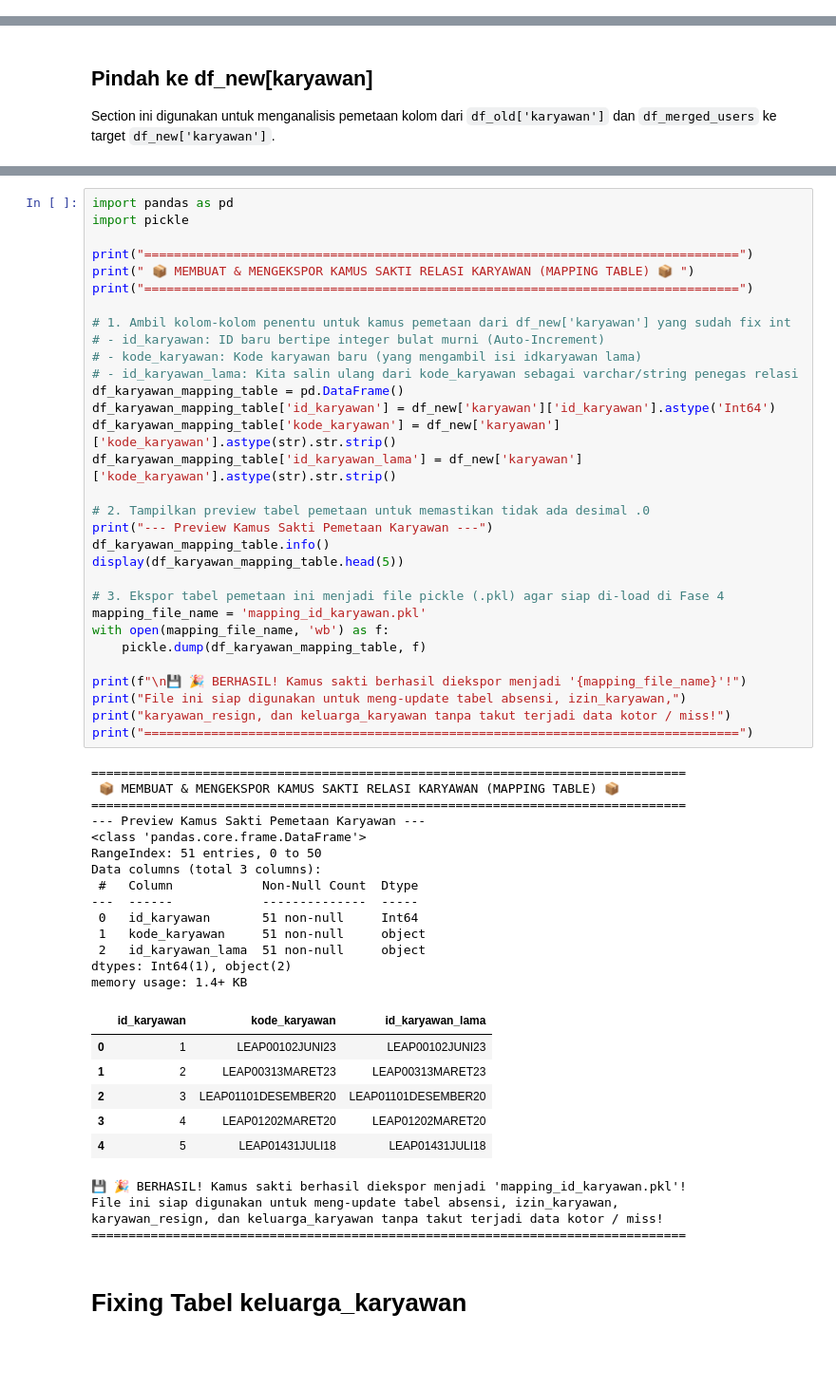
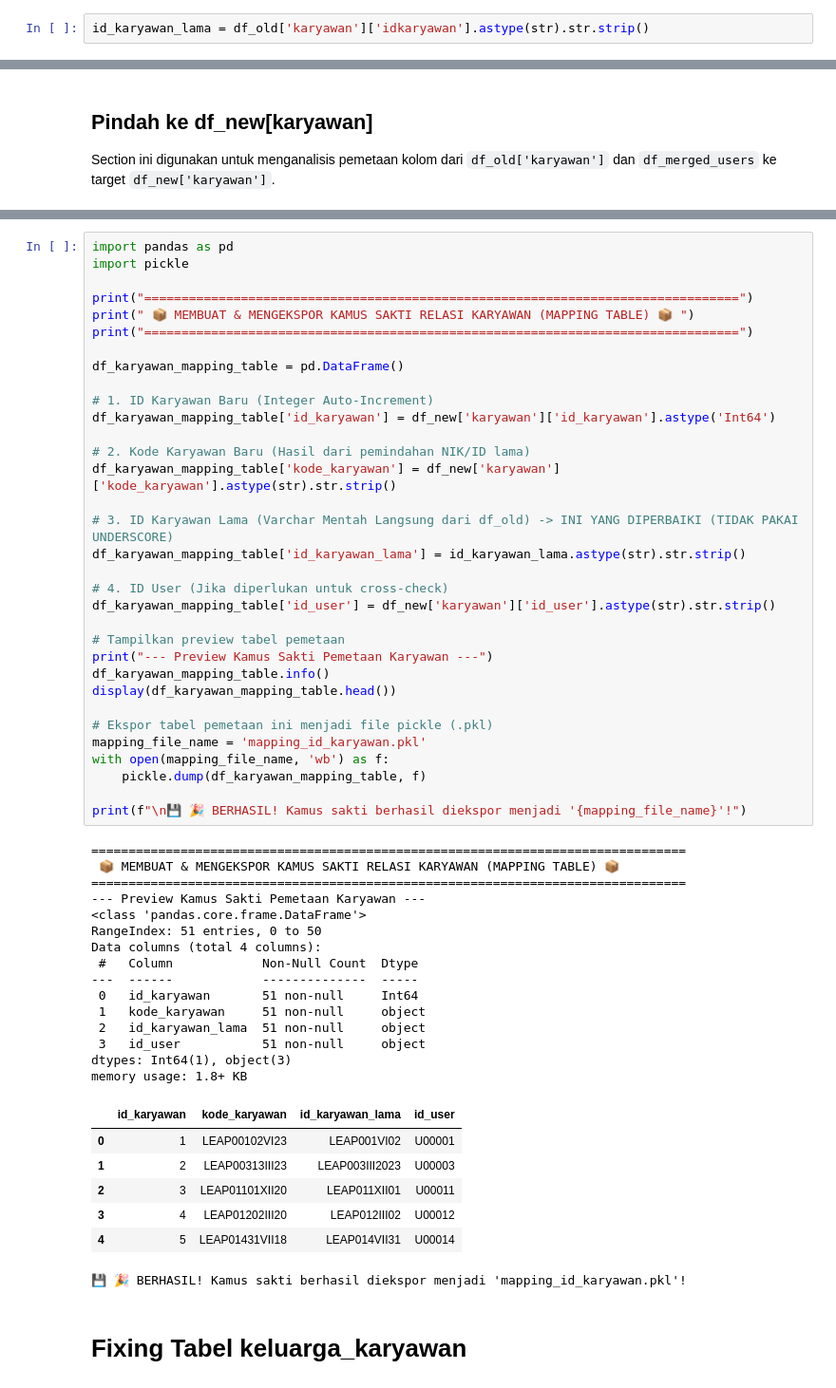
Before and after one commit to umamhaniff/DB_Migration_Leap, a Jupyter notebook: fase_2/script_cimut.ipynb, the cells around one changed output, grey strips where cells are left out. Shown at 95% size. Drawn from its saved outputs; the diff is of its cells as text; blank space fills up the shorter version.

```diff
--- a/fase_2/script_cimut.ipynb
+++ b/fase_2/script_cimut.ipynb
@@ -148,6 +148,8 @@ Berhasil load tabel: web_statistik | Jumlah baris: 0
 ## Merge df_old[users] dan df_new[users]
 # %% [markdown]
 karyawan, keluarga_karyawan, bidang_kategori, bidang_link.
+# %%
+id_karyawan_lama = df_old['karyawan']['idkaryawan'].astype(str).str.strip()
 # %%
 df_old['users'].head()
 # %% [output]
@@ -1218,57 +1223,57 @@ import pandas as pd
 import pickle
 
 print("================================================================================")
 print(" 📦 MEMBUAT & MENGEKSPOR KAMUS SAKTI RELASI KARYAWAN (MAPPING TABLE) 📦 ")
 print("================================================================================")
 
-# 1. Ambil kolom-kolom penentu untuk kamus pemetaan dari df_new['karyawan'] yang sudah fix int
-# - id_karyawan: ID baru bertipe integer bulat murni (Auto-Increment)
-# - kode_karyawan: Kode karyawan baru (yang mengambil isi idkaryawan lama)
-# - id_karyawan_lama: Kita salin ulang dari kode_karyawan sebagai varchar/string penegas relasi
 df_karyawan_mapping_table = pd.DataFrame()
+
+# 1. ID Karyawan Baru (Integer Auto-Increment)
 df_karyawan_mapping_table['id_karyawan'] = df_new['karyawan']['id_karyawan'].astype('Int64')
+
+# 2. Kode Karyawan Baru (Hasil dari pemindahan NIK/ID lama)
 df_karyawan_mapping_table['kode_karyawan'] = df_new['karyawan']['kode_karyawan'].astype(str).str.strip()
-df_karyawan_mapping_table['id_karyawan_lama'] = df_new['karyawan']['kode_karyawan'].astype(str).str.strip()
 
-# 2. Tampilkan preview tabel pemetaan untuk memastikan tidak ada desimal .0
+# 3. ID Karyawan Lama (Varchar Mentah Langsung dari df_old) -> INI YANG DIPERBAIKI (TIDAK PAKAI UNDERSCORE)
+df_karyawan_mapping_table['id_karyawan_lama'] = id_karyawan_lama.astype(str).str.strip()
+
+# 4. ID User (Jika diperlukan untuk cross-check)
+df_karyawan_mapping_table['id_user'] = df_new['karyawan']['id_user'].astype(str).str.strip()
+
+# Tampilkan preview tabel pemetaan
 print("--- Preview Kamus Sakti Pemetaan Karyawan ---")
 df_karyawan_mapping_table.info()
-display(df_karyawan_mapping_table.head(5))
+display(df_karyawan_mapping_table.head())
 
-# 3. Ekspor tabel pemetaan ini menjadi file pickle (.pkl) agar siap di-load di Fase 4
+# Ekspor tabel pemetaan ini menjadi file pickle (.pkl)
 mapping_file_name = 'mapping_id_karyawan.pkl'
 with open(mapping_file_name, 'wb') as f:
     pickle.dump(df_karyawan_mapping_table, f)
 
 print(f"\n💾 🎉 BERHASIL! Kamus sakti berhasil diekspor menjadi '{mapping_file_name}'!")
-print("File ini siap digunakan untuk meng-update tabel absensi, izin_karyawan,")
-print("karyawan_resign, dan keluarga_karyawan tanpa takut terjadi data kotor / miss!")
-print("================================================================================")
 # %% [output]
 ================================================================================
  📦 MEMBUAT & MENGEKSPOR KAMUS SAKTI RELASI KARYAWAN (MAPPING TABLE) 📦
 ================================================================================
 --- Preview Kamus Sakti Pemetaan Karyawan ---
 <class 'pandas.core.frame.DataFrame'>
 RangeIndex: 51 entries, 0 to 50
-Data columns (total 3 columns):
+Data columns (total 4 columns):
  #   Column            Non-Null Count  Dtype
 ---  ------            --------------  -----
  0   id_karyawan       51 non-null     Int64
  1   kode_karyawan     51 non-null     object
  2   id_karyawan_lama  51 non-null     object
-dtypes: Int64(1), object(2)
-memory usage: 1.4+ KB
+ 3   id_user           51 non-null     object
+dtypes: Int64(1), object(3)
+memory usage: 1.8+ KB
-|  | id_karyawan | kode_karyawan | id_karyawan_lama |
-| 0 | 1 | LEAP00102JUNI23 | LEAP00102JUNI23 |
-| 1 | 2 | LEAP00313MARET23 | LEAP00313MARET23 |
-| 2 | 3 | LEAP01101DESEMBER20 | LEAP01101DESEMBER20 |
-| 3 | 4 | LEAP01202MARET20 | LEAP01202MARET20 |
-| 4 | 5 | LEAP01431JULI18 | LEAP01431JULI18 |
+|  | id_karyawan | kode_karyawan | id_karyawan_lama | id_user |
+| 0 | 1 | LEAP00102VI23 | LEAP001VI02 | U00001 |
+| 1 | 2 | LEAP00313III23 | LEAP003III2023 | U00003 |
+| 2 | 3 | LEAP01101XII20 | LEAP011XII01 | U00011 |
+| 3 | 4 | LEAP01202III20 | LEAP012III02 | U00012 |
+| 4 | 5 | LEAP01431VII18 | LEAP014VII31 | U00014 |
 💾 🎉 BERHASIL! Kamus sakti berhasil diekspor menjadi 'mapping_id_karyawan.pkl'!
-File ini siap digunakan untuk meng-update tabel absensi, izin_karyawan,
-karyawan_resign, dan keluarga_karyawan tanpa takut terjadi data kotor / miss!
-================================================================================
 # %% [markdown]
 # Fixing Tabel keluarga_karyawan
 # %%
```
Also changed, not shown: parts of 10 cells of this notebook, 12 other files.
